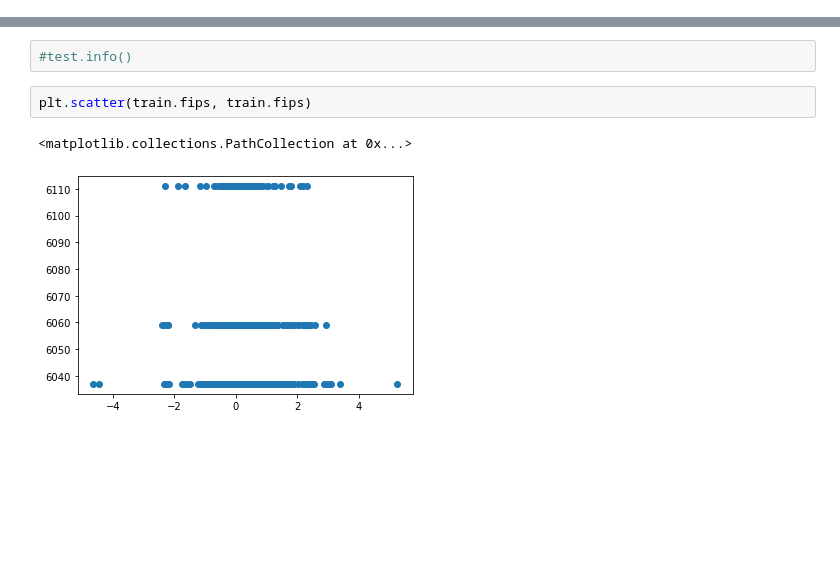
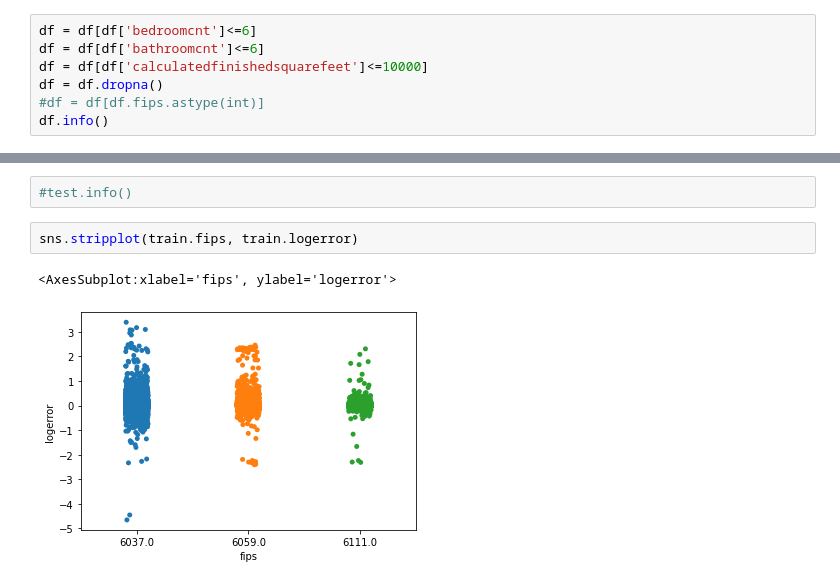
Before and after one commit to Michael-Austin-Mesa/clustering-exercises, a Jupyter notebook: explore_zillow.ipynb, the cells around one changed output, grey strips where cells are left out. Cells and saved outputs as stored; diff of their text form; blank space fills up the shorter version.

```diff
--- a/explore_zillow.ipynb
+++ b/explore_zillow.ipynb
@@ -53,0 +35,7 @@ memory usage: 12.0+ MB
+# %%
+df = df[df['bedroomcnt']<=6]
+df = df[df['bathroomcnt']<=6]
+df = df[df['calculatedfinishedsquarefeet']<=10000]
+df = df.dropna()
+#df = df[df.fips.astype(int)]
+df.info()
@@ -64,7 +70,7 @@ test, validate = train_test_split(test_validate, train_size=.5, random_state=123
 # %%
 #test.info()
 # %%
-plt.scatter(train.fips, train.fips)
+sns.stripplot(train.fips, train.logerror)
 # %% [output]
-<matplotlib.collections.PathCollection at 0x...>
+<AxesSubplot:xlabel='fips', ylabel='logerror'>
-[figure, old version]
+[figure, new version]
```
Also changed, not shown: parts of 21 cells of this notebook.
